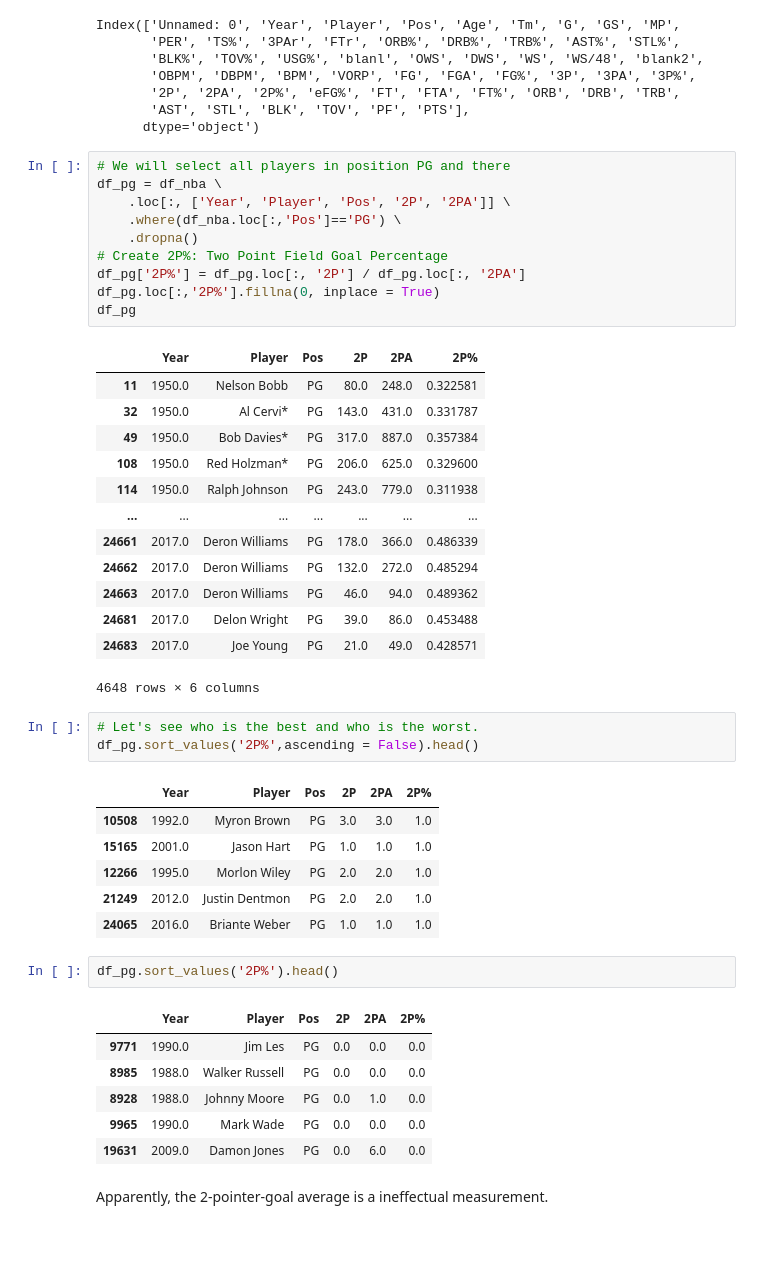
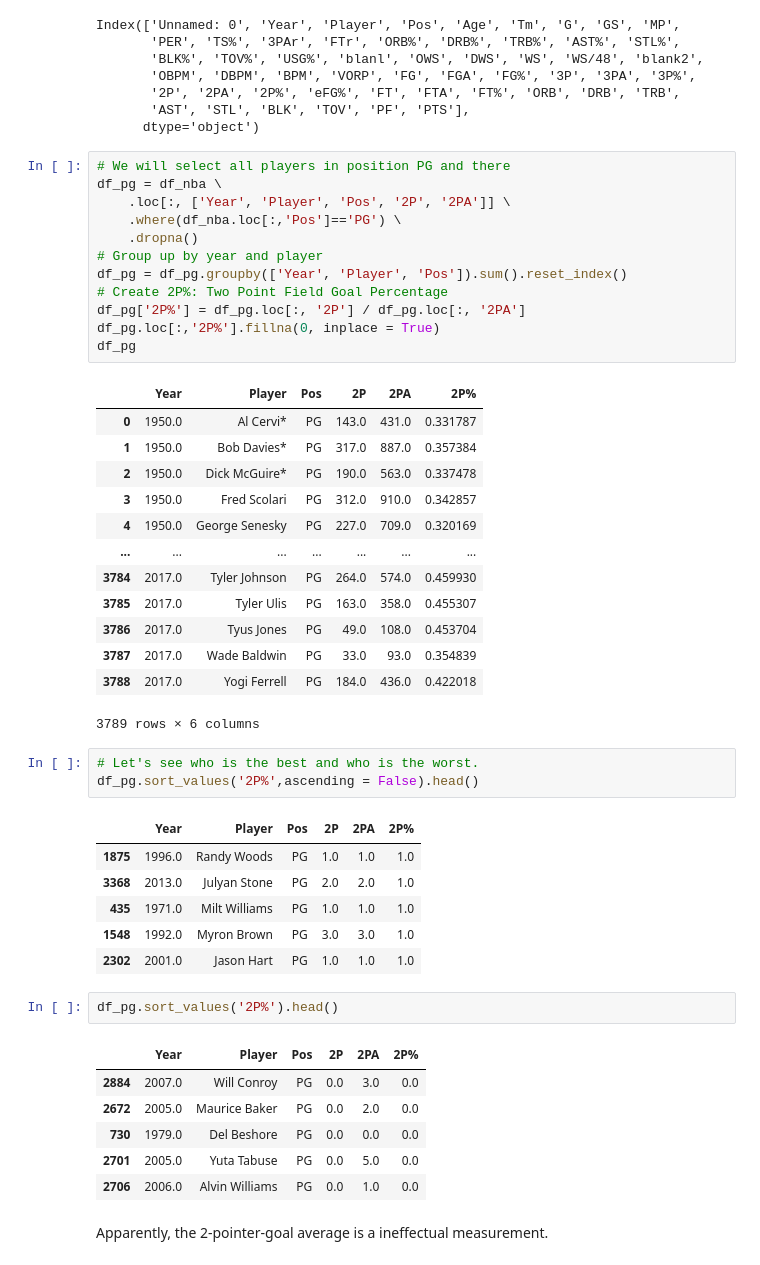
Before and after one commit to UpcaseM/statistics_python3, a Jupyter notebook: empirical_bayes/1_empirical_bayes_estimation.ipynb, the cells around one changed output. Drawn from its saved outputs; the diff is of its cells as text.

```diff
--- a/empirical_bayes/1_empirical_bayes_estimation.ipynb
+++ b/empirical_bayes/1_empirical_bayes_estimation.ipynb
@@ -36,46 +36,48 @@ Index(['Unnamed: 0', 'Year', 'Player', 'Pos', 'Age', 'Tm', 'G', 'GS', 'MP',
 # %%
 # We will select all players in position PG and there
 df_pg = df_nba \
     .loc[:, ['Year', 'Player', 'Pos', '2P', '2PA']] \
     .where(df_nba.loc[:,'Pos']=='PG') \
     .dropna()
+# Group up by year and player
+df_pg = df_pg.groupby(['Year', 'Player', 'Pos']).sum().reset_index()
 # Create 2P%: Two Point Field Goal Percentage
 df_pg['2P%'] = df_pg.loc[:, '2P'] / df_pg.loc[:, '2PA']
 df_pg.loc[:,'2P%'].fillna(0, inplace = True)
 df_pg
 # %% [output]
 |  | Year | Player | Pos | 2P | 2PA | 2P% |
-| 11 | 1950.0 | Nelson Bobb | PG | 80.0 | 248.0 | 0.322581 |
-| 32 | 1950.0 | Al Cervi* | PG | 143.0 | 431.0 | 0.331787 |
-| 49 | 1950.0 | Bob Davies* | PG | 317.0 | 887.0 | 0.357384 |
-| 108 | 1950.0 | Red Holzman* | PG | 206.0 | 625.0 | 0.329600 |
-| 114 | 1950.0 | Ralph Johnson | PG | 243.0 | 779.0 | 0.311938 |
+| 0 | 1950.0 | Al Cervi* | PG | 143.0 | 431.0 | 0.331787 |
+| 1 | 1950.0 | Bob Davies* | PG | 317.0 | 887.0 | 0.357384 |
+| 2 | 1950.0 | Dick McGuire* | PG | 190.0 | 563.0 | 0.337478 |
+| 3 | 1950.0 | Fred Scolari | PG | 312.0 | 910.0 | 0.342857 |
+| 4 | 1950.0 | George Senesky | PG | 227.0 | 709.0 | 0.320169 |
 | ... | ... | ... | ... | ... | ... | ... |
-| 24661 | 2017.0 | Deron Williams | PG | 178.0 | 366.0 | 0.486339 |
-| 24662 | 2017.0 | Deron Williams | PG | 132.0 | 272.0 | 0.485294 |
-| 24663 | 2017.0 | Deron Williams | PG | 46.0 | 94.0 | 0.489362 |
-| 24681 | 2017.0 | Delon Wright | PG | 39.0 | 86.0 | 0.453488 |
-| 24683 | 2017.0 | Joe Young | PG | 21.0 | 49.0 | 0.428571 |
+| 3784 | 2017.0 | Tyler Johnson | PG | 264.0 | 574.0 | 0.459930 |
+| 3785 | 2017.0 | Tyler Ulis | PG | 163.0 | 358.0 | 0.455307 |
+| 3786 | 2017.0 | Tyus Jones | PG | 49.0 | 108.0 | 0.453704 |
+| 3787 | 2017.0 | Wade Baldwin | PG | 33.0 | 93.0 | 0.354839 |
+| 3788 | 2017.0 | Yogi Ferrell | PG | 184.0 | 436.0 | 0.422018 |
-4648 rows × 6 columns
+3789 rows × 6 columns
 # %%
 # Let's see who is the best and who is the worst.
 df_pg.sort_values('2P%',ascending = False).head()
 # %% [output]
 |  | Year | Player | Pos | 2P | 2PA | 2P% |
-| 10508 | 1992.0 | Myron Brown | PG | 3.0 | 3.0 | 1.0 |
-| 15165 | 2001.0 | Jason Hart | PG | 1.0 | 1.0 | 1.0 |
-| 12266 | 1995.0 | Morlon Wiley | PG | 2.0 | 2.0 | 1.0 |
-| 21249 | 2012.0 | Justin Dentmon | PG | 2.0 | 2.0 | 1.0 |
-| 24065 | 2016.0 | Briante Weber | PG | 1.0 | 1.0 | 1.0 |
+| 1875 | 1996.0 | Randy Woods | PG | 1.0 | 1.0 | 1.0 |
+| 3368 | 2013.0 | Julyan Stone | PG | 2.0 | 2.0 | 1.0 |
+| 435 | 1971.0 | Milt Williams | PG | 1.0 | 1.0 | 1.0 |
+| 1548 | 1992.0 | Myron Brown | PG | 3.0 | 3.0 | 1.0 |
+| 2302 | 2001.0 | Jason Hart | PG | 1.0 | 1.0 | 1.0 |
 # %%
 df_pg.sort_values('2P%').head()
 # %% [output]
 |  | Year | Player | Pos | 2P | 2PA | 2P% |
-| 9771 | 1990.0 | Jim Les | PG | 0.0 | 0.0 | 0.0 |
-| 8985 | 1988.0 | Walker Russell | PG | 0.0 | 0.0 | 0.0 |
-| 8928 | 1988.0 | Johnny Moore | PG | 0.0 | 1.0 | 0.0 |
-| 9965 | 1990.0 | Mark Wade | PG | 0.0 | 0.0 | 0.0 |
-| 19631 | 2009.0 | Damon Jones | PG | 0.0 | 6.0 | 0.0 |
+| 2884 | 2007.0 | Will Conroy | PG | 0.0 | 3.0 | 0.0 |
+| 2672 | 2005.0 | Maurice Baker | PG | 0.0 | 2.0 | 0.0 |
+| 730 | 1979.0 | Del Beshore | PG | 0.0 | 0.0 | 0.0 |
+| 2701 | 2005.0 | Yuta Tabuse | PG | 0.0 | 5.0 | 0.0 |
+| 2706 | 2006.0 | Alvin Williams | PG | 0.0 | 1.0 | 0.0 |
 # %% [markdown]
 Apparently, the 2-pointer-goal average is a ineffectual measurement.
 # %%
```
Also changed, not shown: parts of 11 cells of this notebook, 5 other files.
